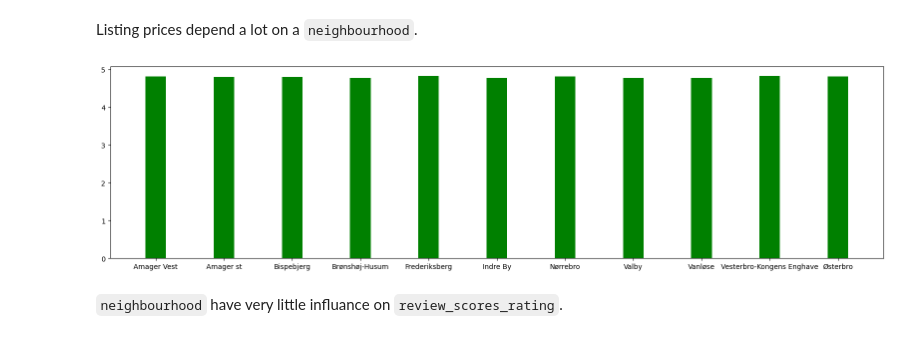
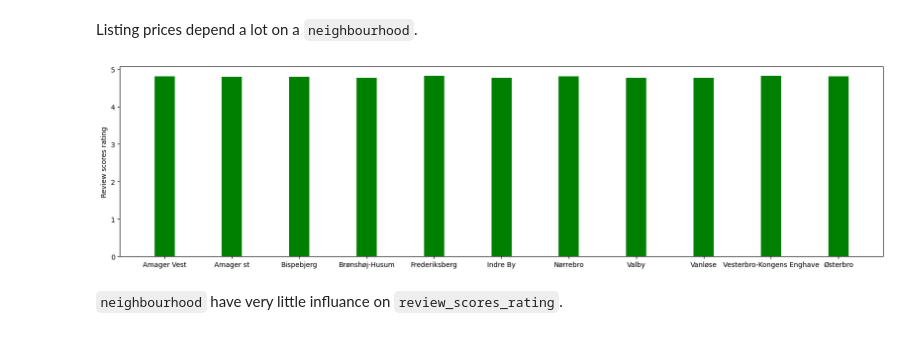
Before and after one commit to baginskijakub/MAL1, a Jupyter notebook: Assignment1/1. Getting started - Copenhagen Airbnb.ipynb, the cells around one changed output. Saved outputs shown, nothing was run; the diff lists cells and outputs as text; code cells hidden in the pictures.

```diff
--- a/Assignment1/1. Getting started - Copenhagen Airbnb.ipynb
+++ b/Assignment1/1. Getting started - Copenhagen Airbnb.ipynb
@@ -155,15 +158,16 @@ Listing prices depend a lot on a `neighbourhood`.
 # %%
 neighbourhood_ratings = data_filtered.groupby('neighbourhood_cleansed')['review_scores_rating'].mean()
 
 neighborhoods = neighbourhood_ratings.index.tolist()
 ratings = neighbourhood_ratings.values.tolist()
 
 plt.figure(figsize=(20, 5))
 plt.bar(neighborhoods, ratings, color='green', width=0.3)
+plt.ylabel('Review scores rating')
 
 plt.show()
 # %% [output]
-[figure, old version]
+[figure, new version]
 # %% [markdown]
 `neighbourhood` have very little influance on `review_scores_rating`.
 # %%
```
Also changed, not shown: parts of 14 cells of this notebook, 1 other file.
